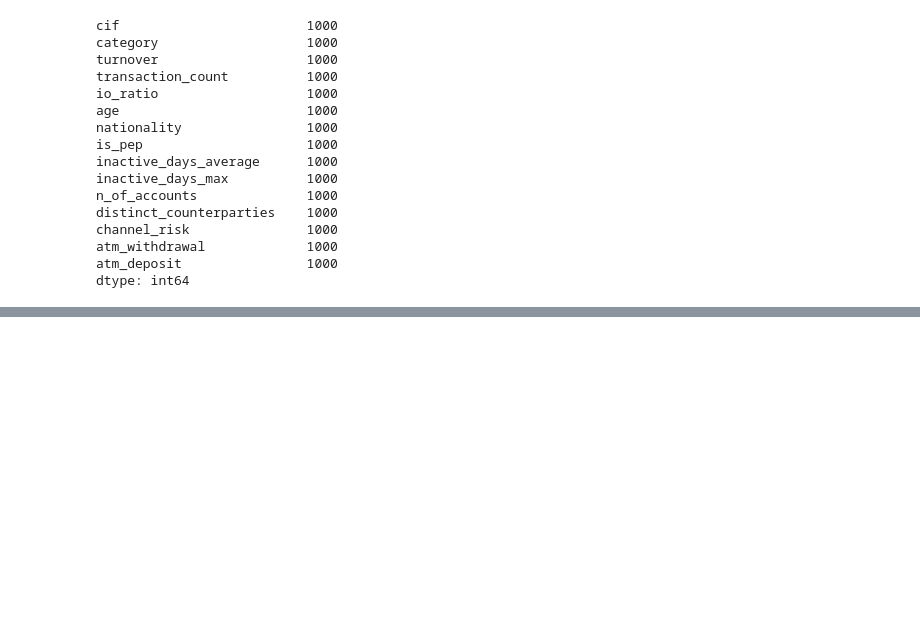
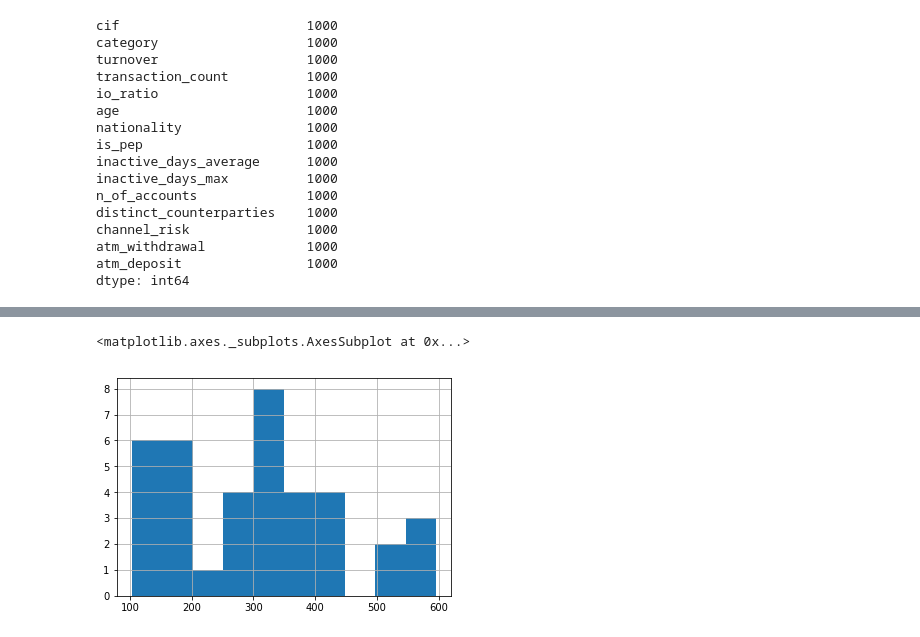
Before and after one commit to Lamiaka/hack-n-lead-2019, a Jupyter notebook: Exploration/Exploration_LK.ipynb, the cells around one changed output, grey strips where cells are left out. Cells and saved outputs as stored; diff of their text form; code cells hidden in the pictures; blank space fills up the shorter version.

```diff
--- a/Exploration/Exploration_LK.ipynb
+++ b/Exploration/Exploration_LK.ipynb
@@ -149,0 +284,5 @@ dtype: int64
+# %%
+data[(data['is_pep'] == 0) & (data['io_ratio'] > 0.5) & (data.distinct_counterparties > 100)].transaction_count.hist()
+# %% [output]
+<matplotlib.axes._subplots.AxesSubplot at 0x...>
+[figure, added]
```
Also changed, not shown: parts of 14 cells of this notebook.
